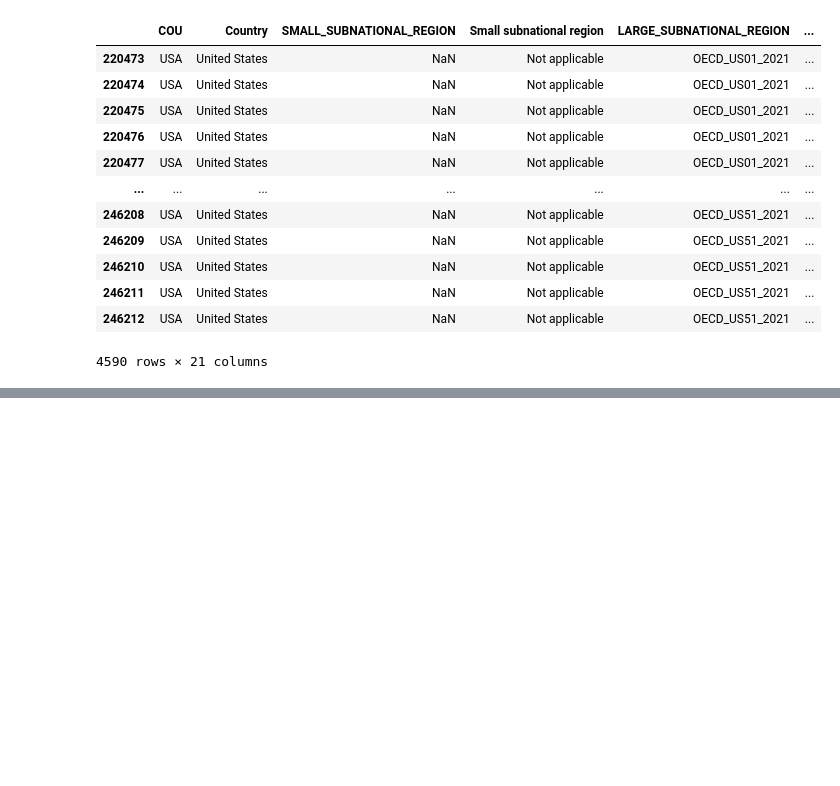
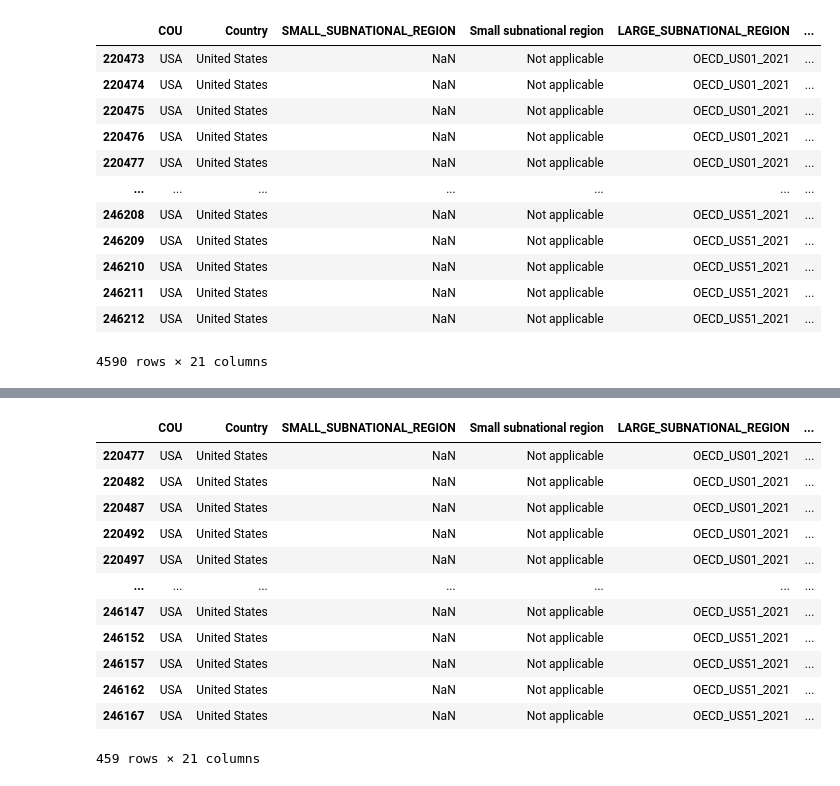
Before and after one commit to gwroth89/meteorite-ml-project, a Jupyter notebook: land_cover.ipynb, the cells around one changed output, grey strips where cells are left out. Drawn from its saved outputs; the diff is of its cells as text; code cells hidden in the pictures; blank space fills up the shorter version.

```diff
--- a/land_cover.ipynb
+++ b/land_cover.ipynb
@@ -64,2 +64,19 @@ usa_2019_data
+# %%
+usa_2019_data = usa_2019_data.loc[usa_data['MEAS'] == 'THOUSAND_SQKM']
+usa_2019_data
+# %% [output]
+|  | COU | Country | SMALL_SUBNATIONAL_REGION | Small subnational region | LARGE_SUBNATIONAL_REGION | ... |
+| 220477 | USA | United States | NaN | Not applicable | OECD_US01_2021 | ... |
+| 220482 | USA | United States | NaN | Not applicable | OECD_US01_2021 | ... |
+| 220487 | USA | United States | NaN | Not applicable | OECD_US01_2021 | ... |
+| 220492 | USA | United States | NaN | Not applicable | OECD_US01_2021 | ... |
+| 220497 | USA | United States | NaN | Not applicable | OECD_US01_2021 | ... |
+| ... | ... | ... | ... | ... | ... | ... |
+| 246147 | USA | United States | NaN | Not applicable | OECD_US51_2021 | ... |
+| 246152 | USA | United States | NaN | Not applicable | OECD_US51_2021 | ... |
+| 246157 | USA | United States | NaN | Not applicable | OECD_US51_2021 | ... |
+| 246162 | USA | United States | NaN | Not applicable | OECD_US51_2021 | ... |
+| 246167 | USA | United States | NaN | Not applicable | OECD_US51_2021 | ... |
+459 rows × 21 columns
 # %%
 #creating new DF with needed rows
```
Also changed, not shown: parts of 5 cells of this notebook.
